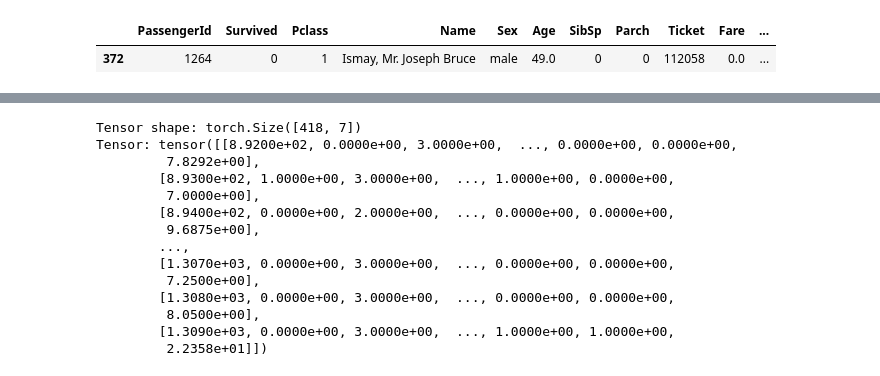
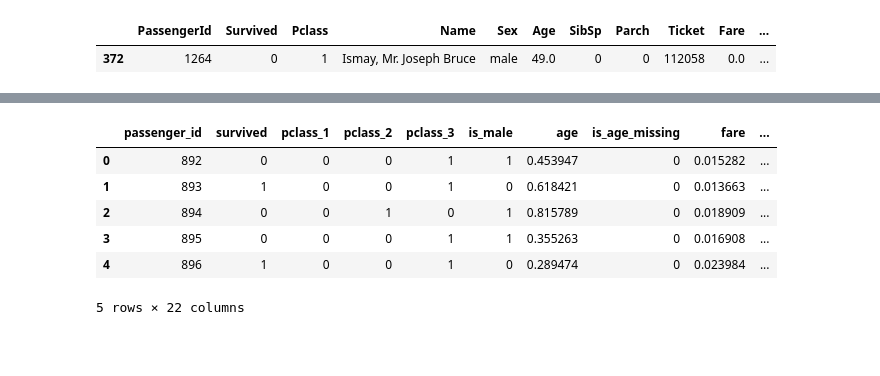
Before and after one commit to kadsat/titanic, a Jupyter notebook: titanic_dataset_llm_intuition.ipynb, the cells around one changed output, grey strips where cells are left out. Cells and saved outputs as stored; diff of their text form; code cells hidden in the pictures; blank space fills up the shorter version.

```diff
--- a/titanic_dataset_llm_intuition.ipynb
+++ b/titanic_dataset_llm_intuition.ipynb
@@ -94,20 +70,0 @@ trans_df
-# %%
-numeric_df = df.select_dtypes(include=['number'])
-tensor = torch.tensor(numeric_df.values, dtype=torch.float32)
-print("\nTensor shape:", tensor.shape)
-print("Tensor:", tensor)
-# %% [output]
-Tensor shape: torch.Size([418, 7])
-Tensor: tensor([[8.9200e+02, 0.0000e+00, 3.0000e+00,  ..., 0.0000e+00, 0.0000e+00,
-         7.8292e+00],
-        [8.9300e+02, 1.0000e+00, 3.0000e+00,  ..., 1.0000e+00, 0.0000e+00,
-         7.0000e+00],
-        [8.9400e+02, 0.0000e+00, 2.0000e+00,  ..., 0.0000e+00, 0.0000e+00,
-         9.6875e+00],
-        ...,
-        [1.3070e+03, 0.0000e+00, 3.0000e+00,  ..., 0.0000e+00, 0.0000e+00,
-         7.2500e+00],
-        [1.3080e+03, 0.0000e+00, 3.0000e+00,  ..., 0.0000e+00, 0.0000e+00,
-         8.0500e+00],
-        [1.3090e+03, 0.0000e+00, 3.0000e+00,  ..., 1.0000e+00, 1.0000e+00,
-         2.2358e+01]])
@@ -113,0 +116,10 @@ Tensor: tensor([[8.9200e+02, 0.0000e+00, 3.0000e+00,  ..., 0.0000e+00, 0.0000e+0
+# %%
+trans_df.head()
+# %% [output]
+|  | passenger_id | survived | pclass_1 | pclass_2 | pclass_3 | is_male | age | is_age_missing | fare | ... |
+| 0 | 892 | 0 | 0 | 0 | 1 | 1 | 0.453947 | 0 | 0.015282 | ... |
+| 1 | 893 | 1 | 0 | 0 | 1 | 0 | 0.618421 | 0 | 0.013663 | ... |
+| 2 | 894 | 0 | 0 | 1 | 0 | 1 | 0.815789 | 0 | 0.018909 | ... |
+| 3 | 895 | 0 | 0 | 0 | 1 | 1 | 0.355263 | 0 | 0.016908 | ... |
+| 4 | 896 | 1 | 0 | 0 | 1 | 0 | 0.289474 | 0 | 0.023984 | ... |
+5 rows × 22 columns
```
Also changed, not shown: parts of 10 cells of this notebook.
